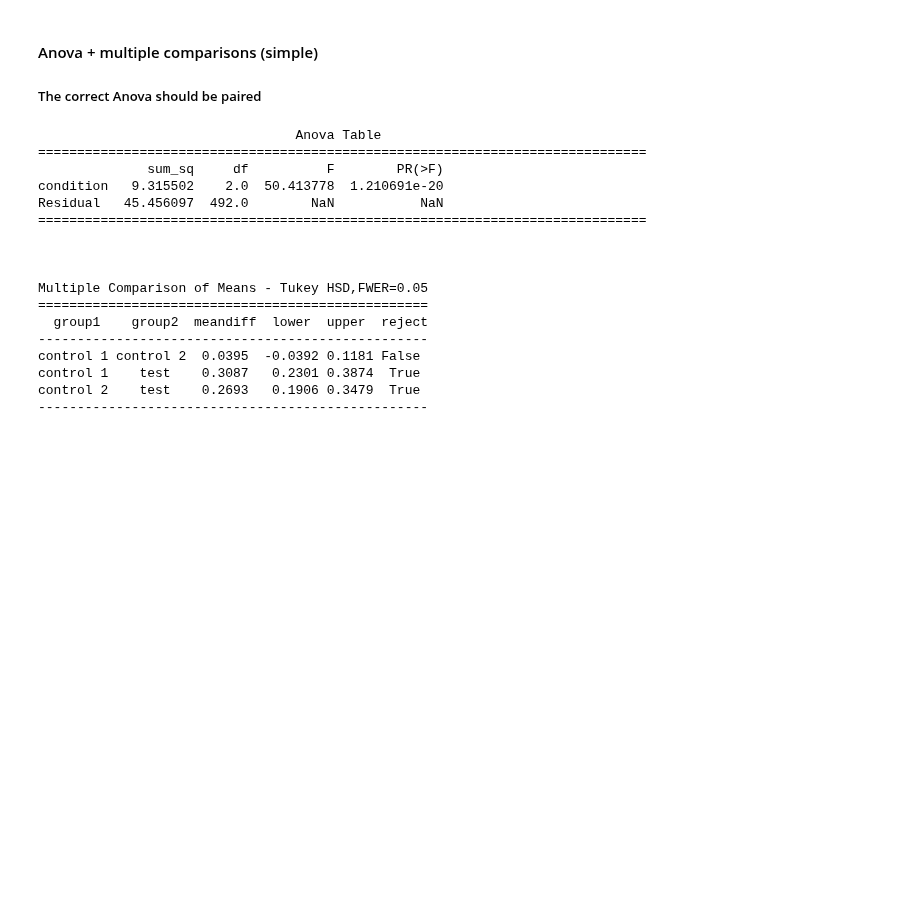
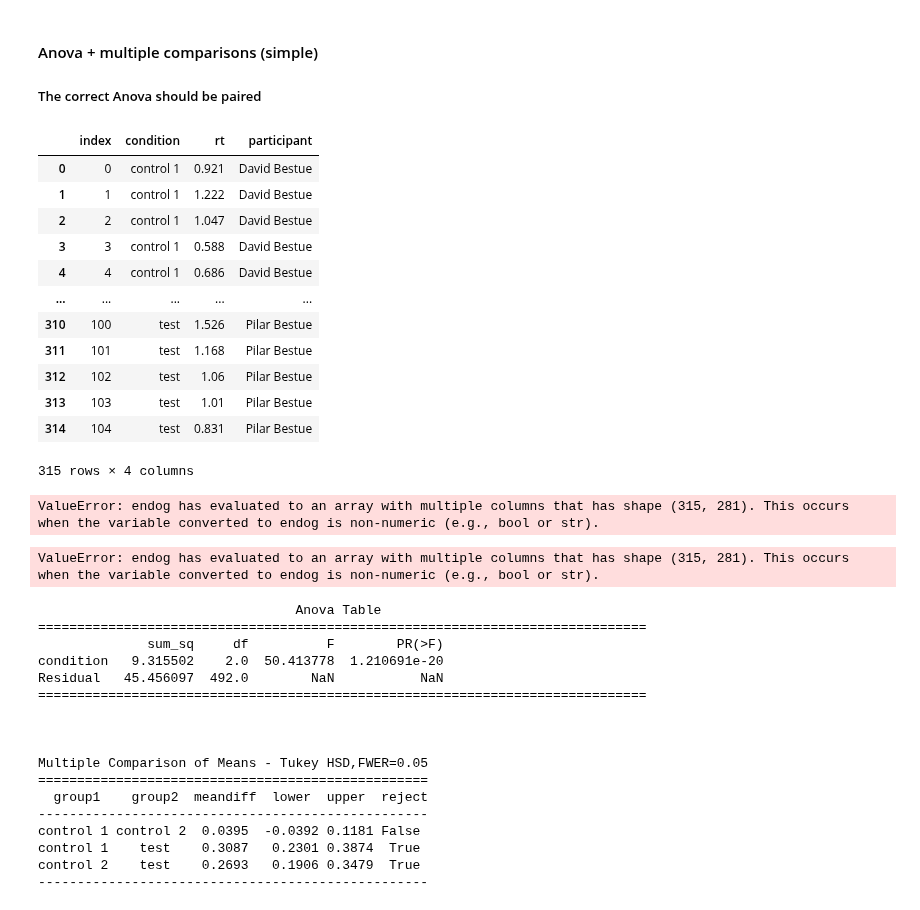
Before and after one commit to davidbestue/OpenBrains, a Jupyter notebook: Stroop/Stroop_analisis_Pavlovia.ipynb, the cells around one changed output. Cells and saved outputs as stored; diff of their text form; code cells hidden in the pictures; blank space fills up the shorter version.

```diff
--- a/Stroop/Stroop_analisis_Pavlovia.ipynb
+++ b/Stroop/Stroop_analisis_Pavlovia.ipynb
@@ -278,3 +282,19 @@ plt.show(block=False)
 # %% [markdown]
 #### Anova + multiple comparisons (simple)
 ##### The correct Anova should be paired
+# %%
+df_stats
+# %% [output]
+|  | index | condition | rt | participant |
+| 0 | 0 | control 1 | 0.921 | David Bestue |
+| 1 | 1 | control 1 | 1.222 | David Bestue |
+| 2 | 2 | control 1 | 1.047 | David Bestue |
+| 3 | 3 | control 1 | 0.588 | David Bestue |
+| 4 | 4 | control 1 | 0.686 | David Bestue |
+| ... | ... | ... | ... | ... |
+| 310 | 100 | test | 1.526 | Pilar Bestue |
+| 311 | 101 | test | 1.168 | Pilar Bestue |
+| 312 | 102 | test | 1.06 | Pilar Bestue |
+| 313 | 103 | test | 1.01 | Pilar Bestue |
+| 314 | 104 | test | 0.831 | Pilar Bestue |
+315 rows × 4 columns
@@ -281,3 +303,32 @@ plt.show(block=False)
+# %%
+mod = ols(formula='rt ~ condition', data=df_stats).fit()
+# %% [output]
+ValueError: endog has evaluated to an array with multiple columns that has shape (315, 281). This occurs when the variable converted to endog is non-numeric (e.g., bool or str).
+# %%
+df_stats = data.copy()
+df_stats['condition']= df_stats['condition'].replace(['palabra_negra', 'rectangulo', 'palabra_color'], ['control 1', 'control 2', 'test'])
+
+mod = ols(formula='rt ~ condition', data=df_stats).fit()
+aov_table = sm.stats.anova_lm(mod, typ=2)
+
+print( '                                 ')
+print( '                                 Anova Table')
+print( '==============================================================================')
+print( aov_table)
+print( '==============================================================================')
+print( '                                 ')
+print( '                                 ')
+print( '                                 ')
+
+
+
+####### Multiple comparisons
+tukey = pairwise_tukeyhsd(endog=df_stats.rt.values, groups=df_stats['condition'].values,  alpha=0.05)
+print( tukey.summary()    )
+print( '                                 ')
+print( '                                ')
+# %% [output]
+ValueError: endog has evaluated to an array with multiple columns that has shape (315, 281). This occurs when the variable converted to endog is non-numeric (e.g., bool or str).
 # %%
 
 # df_stats = df.copy()
```
Also changed, not shown: parts of 3 cells of this notebook.
